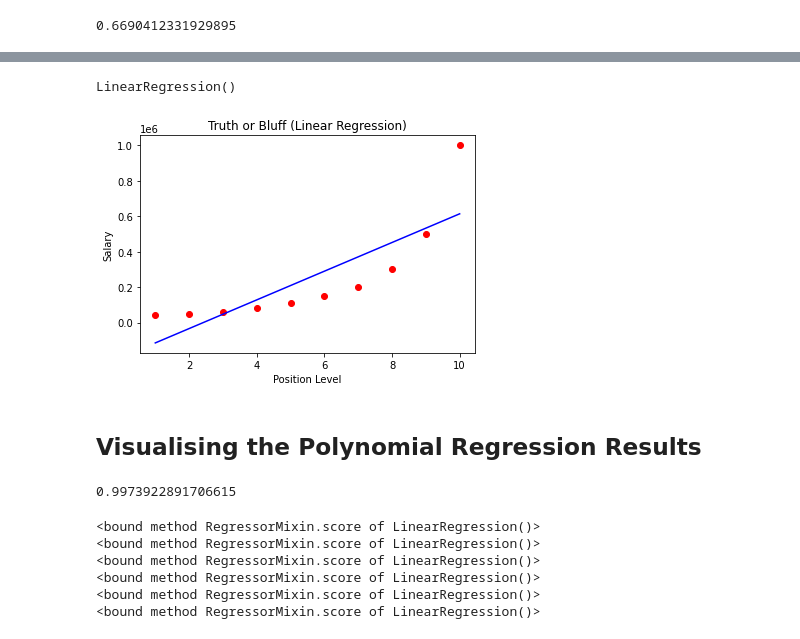
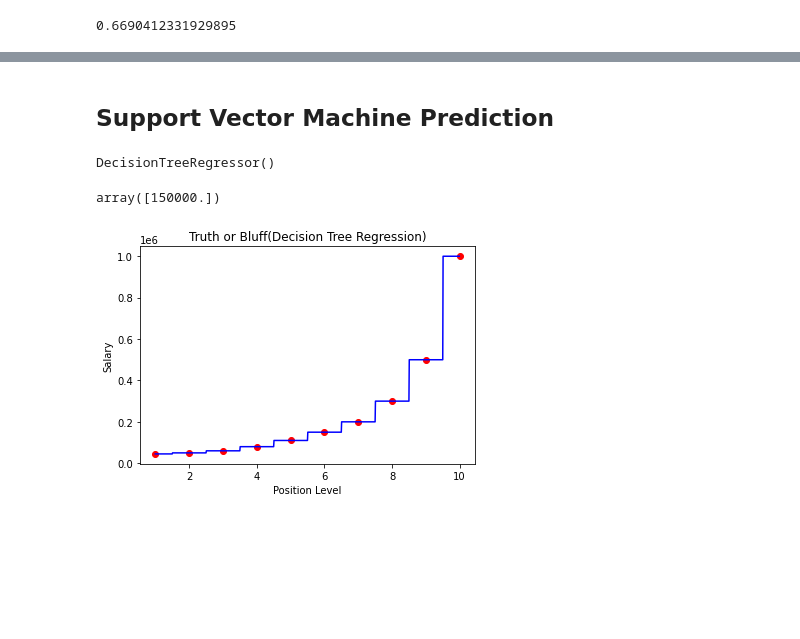
Before and after one commit to bdfd/Portfolio_Project_12-Position_Salary_Prediction, a Jupyter notebook: Position_Salary_Prediction.ipynb, the cells around one changed output, grey strips where cells are left out. Saved outputs shown, nothing was run; the diff lists cells and outputs as text; code cells hidden in the pictures; blank space fills up the shorter version.

```diff
--- a/Position_Salary_Prediction.ipynb
+++ b/Position_Salary_Prediction.ipynb
@@ -75,7 +81,7 @@ y = df.iloc[:, -1].values
 # %%
 # from sklearn.linear_model import LinearRegression
-model = LinearRegression()
-model.fit(X, y)
+reg_model = LinearRegression()
+reg_model.fit(X, y)
 # %% [output]
 LinearRegression()
 # %%
@@ -86,0 +102,6 @@ model.score(X, y)
+# %%
+poly_model = PolynomialFeatures(degree=4)
+X_poly = poly_model.fit_transform(X)
+reg2_model = LinearRegression()
+reg2_model.fit(X_poly, y)
+reg2_model.score(X_poly, y)
@@ -86,0 +110,8 @@ model.score(X, y)
+# %%
+result = [];
+for n in range (1,7):
+  poly_model = PolynomialFeatures(degree=n)
+  X_poly = poly_model.fit_transform(X)
+  reg2_model = LinearRegression()
+  reg2_model.fit(X_poly, y)
+  reg2_model.score(X_poly, y)
@@ -87,39 +127,23 @@ model.score(X, y)
+# %% [markdown]
+## Support Vector Machine Prediction
 # %%
-mode = LinearRegression()
-mode.fit(X, y)
+tree_model = DecisionTreeRegressor()
+tree_model.fit(X,y)
 # %% [output]
-LinearRegression()
+DecisionTreeRegressor()
+# %%
+# Train the decision tree regression model on whole dataset and predict a new result with linear regression
+tree_model.predict([[6.5]])
+# %% [output]
+array([150000.])
 # %%
-plt.scatter(X, y, color = 'red')
-plt.plot(X, model.predict(X), color = 'blue')
-plt.title('Truth or Bluff (Linear Regression)')
+X_grid = np.arange(min(X), max(X), 0.01)
+X_grid = X_grid.reshape((len(X_grid),1))
+plt.scatter(X, y, color ='red')
+plt.plot(X_grid, tree_model.predict(X_grid), color='blue')
+plt.title('Truth or Bluff(Decision Tree Regression)')
 plt.xlabel('Position Level')
 plt.ylabel('Salary')
 plt.show()
 # %% [output]
-[figure, old version]
+[figure, new version]
-# %% [markdown]
-## Visualising the Polynomial Regression Results
-# %%
-poly_model = PolynomialFeatures(degree=4)
-X_poly = poly_model.fit_transform(X)
-model = LinearRegression()
-model.fit(X_poly, y)
-model.score(X_poly, y)
-# %% [output]
-0.9973922891706615
-# %%
-result = [];
-for n in range (1,7):
-  poly_model = PolynomialFeatures(degree=n)
-  X_poly = poly_model.fit_transform(X)
-  model = LinearRegression()
-  model.fit(X_poly, y)
-  model.score(X_poly, y)
-# %% [output]
-<bound method RegressorMixin.score of LinearRegression()>
-<bound method RegressorMixin.score of LinearRegression()>
-<bound method RegressorMixin.score of LinearRegression()>
-<bound method RegressorMixin.score of LinearRegression()>
-<bound method RegressorMixin.score of LinearRegression()>
-<bound method RegressorMixin.score of LinearRegression()>
```
Also changed, not shown: parts of 10 cells of this notebook.
